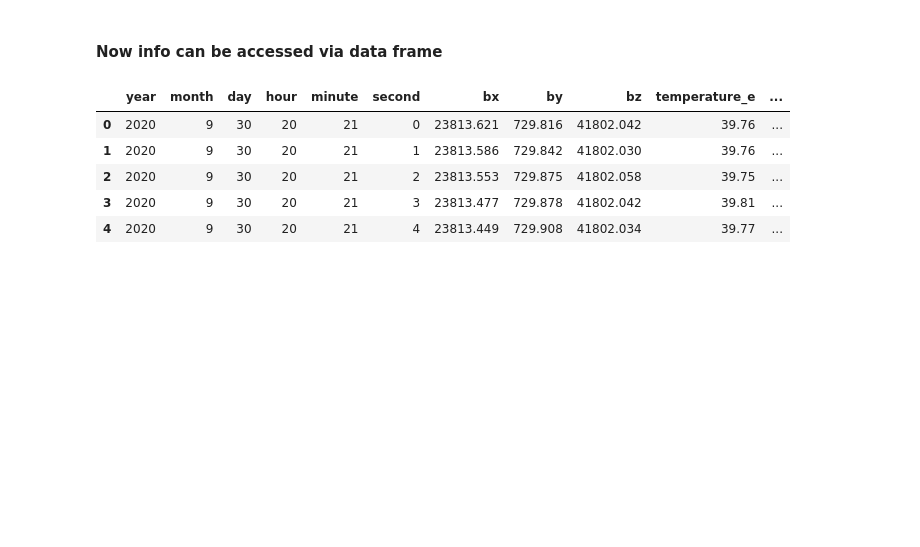
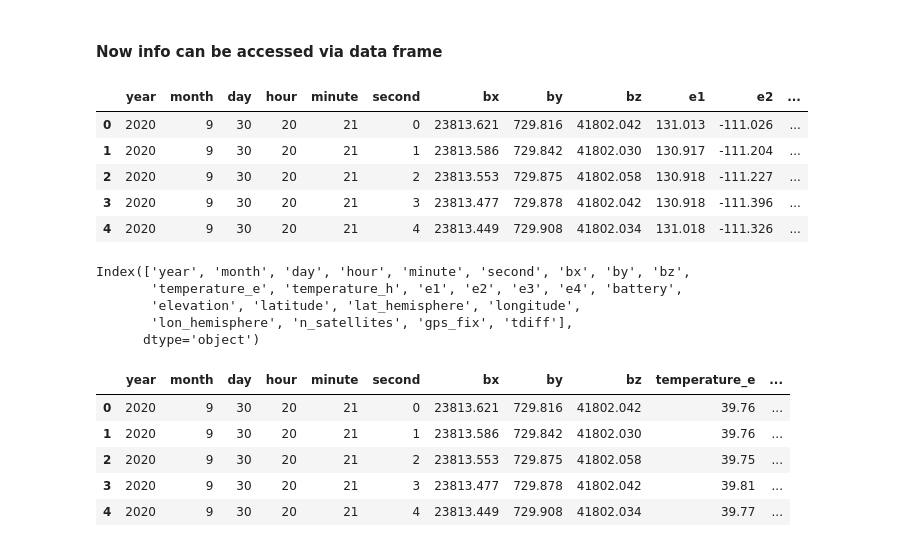
Before and after one commit to kujaku11/mth5, a Jupyter notebook: docs/examples/notebooks/lemi_reader_magdelena.ipynb, the cells around one changed output. Saved outputs shown, nothing was run; the diff lists cells and outputs as text; code cells hidden in the pictures; blank space fills up the shorter version.

```diff
--- a/docs/examples/notebooks/lemi_reader_magdelena.ipynb
+++ b/docs/examples/notebooks/lemi_reader_magdelena.ipynb
@@ -151,6 +150,24 @@ print(L0.end)
 2020-09-30T20:28:15
 # %% [markdown]
 #### Now info can be accessed via data frame
+# %%
+columns = ["year", "month", "day", "hour", "minute", "second", "bx", "by", "bz", 'e1', 'e2', 'e3', 'e4',"latitude", "longitude"]
+l424_list[0]._df[columns][0:5]
+# %% [output]
+|  | year | month | day | hour | minute | second | bx | by | bz | e1 | e2 | ... |
+| 0 | 2020 | 9 | 30 | 20 | 21 | 0 | 23813.621 | 729.816 | 41802.042 | 131.013 | -111.026 | ... |
+| 1 | 2020 | 9 | 30 | 20 | 21 | 1 | 23813.586 | 729.842 | 41802.030 | 130.917 | -111.204 | ... |
+| 2 | 2020 | 9 | 30 | 20 | 21 | 2 | 23813.553 | 729.875 | 41802.058 | 130.918 | -111.227 | ... |
+| 3 | 2020 | 9 | 30 | 20 | 21 | 3 | 23813.477 | 729.878 | 41802.042 | 130.918 | -111.396 | ... |
+| 4 | 2020 | 9 | 30 | 20 | 21 | 4 | 23813.449 | 729.908 | 41802.034 | 131.018 | -111.326 | ... |
+# %%
+l424_list[0]._df.columns
+# %% [output]
+Index(['year', 'month', 'day', 'hour', 'minute', 'second', 'bx', 'by', 'bz',
+       'temperature_e', 'temperature_h', 'e1', 'e2', 'e3', 'e4', 'battery',
+       'elevation', 'latitude', 'lat_hemisphere', 'longitude',
+       'lon_hemisphere', 'n_satellites', 'gps_fix', 'tdiff'],
+      dtype='object')
 # %%
 l424_list[0]._df[0:5]
 # %% [output]
```
Also changed, not shown: parts of 6 cells of this notebook.
